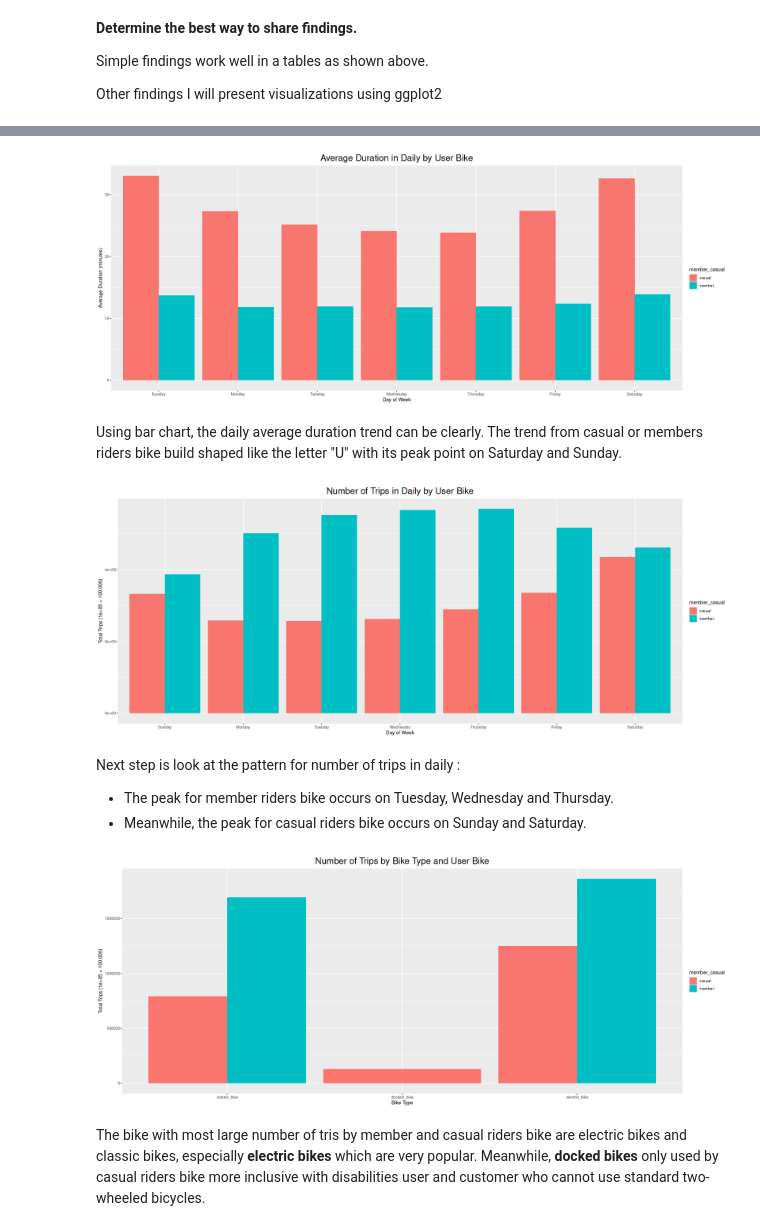
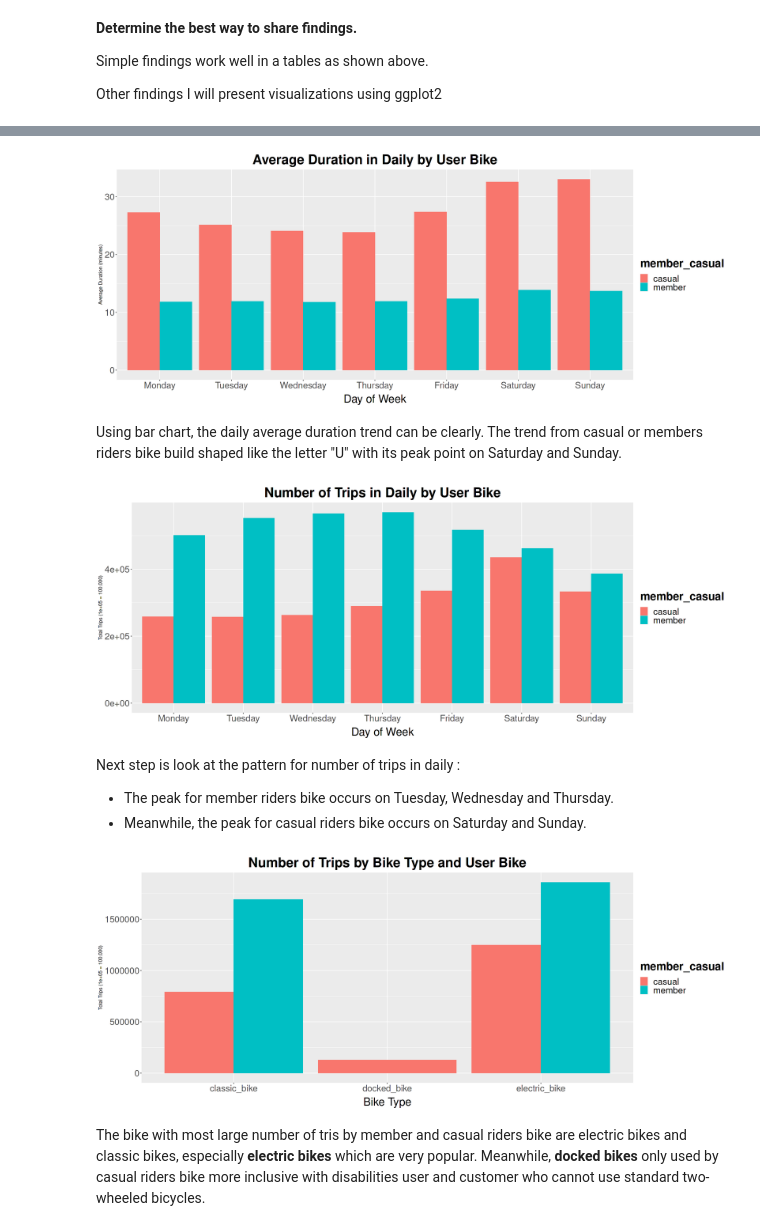
Before and after one commit to triowibowo21/Cyclistic-Bike-Share-Trips, a Jupyter notebook: cyclistic_bike_share_trips.ipynb, the cells around one changed output, grey strips where cells are left out. Drawn from its saved outputs; the diff is of its cells as text; code cells hidden in the pictures.

Commit message:
Kaggle Notebook | Cyclistic Bike-Share Analysis | Version 39

```diff
--- a/cyclistic_bike_share_trips.ipynb
+++ b/cyclistic_bike_share_trips.ipynb
@@ -218,7 +218,7 @@ all_trips$month <- format(as.Date(all_trips$date), "%m")
 all_trips$day <- format(as.Date(all_trips$date), "%d")
 all_trips$year <- format(as.Date(all_trips$date), "%Y")
 all_trips$day_of_week <- format(as.Date(all_trips$date), "%A")
-all_trips$number_day_of_week <- wday(all_trips$date)
+all_trips$number_day_of_week <- (wday(all_trips$date) + 5) %% 7 + 1
 all_trips$ride_length <- as.numeric(difftime(all_trips$ended_at,all_trips$started_at))/60
 # %% [markdown]
 In ride_length there are some riders bike have duration with negative value must be clean it.
@@ -405,7 +406,7 @@ A tibble: 14 × 3
 # %% [markdown]
 Notice that the days of the week are out of order. Let's fix that.
 # %%
-all_trips_v2$day_of_week <- ordered(all_trips_v2$day_of_week, levels=c("Sunday", "Monday", "Tuesday", "Wednesday", "Thursday", "Friday", "Saturday"))
+all_trips_v2$day_of_week <- ordered(all_trips_v2$day_of_week, levels=c("Monday", "Tuesday", "Wednesday", "Thursday", "Friday", "Saturday", "Sunday"))
 # %% [markdown]
 Now, let's run the average duration by each day for members vs casual riders bike.
 # %%
@@ -528,34 +553,44 @@ all_trips_v2 %>%
   ggplot(aes(x = day_of_week, y = average_duration, fill = member_casual)) +
   geom_col(position = "dodge") +
   labs(title="Average Duration in Daily by User Bike") +
-  theme(plot.title = element_text(hjust = 0.5, size = 20)) +
+  theme(plot.title = element_text(hjust = 0.5, size = 30, face = "bold"),
+       axis.text.x = element_text(size = 20),
+       axis.text.y = element_text(size = 20),
+       axis.title.x = element_text(hjust = 0.5, size = 25, vjust = 0.000001),
+       legend.text = element_text(size = 20),
+       legend.title = element_text(size = 25, face = "bold")) +
   ylab("Average Duration (minutes)") +
   xlab("Day of Week")
 # %% [output]
-[figure, old version]
+[figure, new version]
 # %% [markdown]
 Using bar chart, the daily average duration trend can be clearly. The trend from casual or members riders bike build shaped like the letter "U" with its peak point on Saturday and Sunday.
 # %%
 # Number of trips in daily basis per riders bike type
 
 options(repr.plot.width = 20, repr.plot.height = 8)
 
 all_trips_v2 %>%
   group_by(member_casual, day_of_week) %>%
   summarise(number_of_trips = n(), .groups = 'drop') %>%
   arrange(member_casual, day_of_week) %>%
   ggplot(aes(x = day_of_week, y = number_of_trips, fill = member_casual)) +
   geom_col(position = "dodge") +
   labs(title="Number of Trips in Daily by User Bike") +
-  theme(plot.title = element_text(hjust = 0.5, size = 20)) +
+  theme(plot.title = element_text(hjust = 0.5, size = 30, face = "bold"),
+       axis.text.x = element_text(size = 20),
+       axis.text.y = element_text(size = 20),
+       axis.title.x = element_text(hjust = 0.5, size = 25, vjust = 0.000001),
+       legend.text = element_text(size = 20),
+       legend.title = element_text(size = 25, face = "bold")) +
   ylab("Total Trips (1e+05 = 100.000)") +
   xlab("Day of Week")
 # %% [output]
-[figure, old version]
+[figure, new version]
 # %% [markdown]
 Next step is look at the pattern for number of trips in daily :
 - The peak for member riders bike occurs on Tuesday, Wednesday and Thursday.
-- Meanwhile, the peak for casual riders bike occurs on Sunday and Saturday.
+- Meanwhile, the peak for casual riders bike occurs on Saturday and Sunday.
 # %%
 # The proportion per bike type
 
@@ -568,11 +603,16 @@ all_trips_v2 %>%
   ggplot(aes(x = rideable_type, y = number_of_trips, fill = member_casual)) +
   geom_col(position = "dodge") +
   labs(title="Number of Trips by Bike Type and User Bike") +
-  theme(plot.title = element_text(hjust = 0.5, size = 20)) +
+  theme(plot.title = element_text(hjust = 0.5, size = 30, face = "bold"),
+       axis.text.x = element_text(size = 20),
+       axis.text.y = element_text(size = 20),
+       axis.title.x = element_text(hjust = 0.5, size = 25, vjust = 0.000001),
+       legend.text = element_text(size = 20),
+       legend.title = element_text(size = 25, face = "bold")) +
   ylab("Total Trips (1e+05 = 100.000)") +
   xlab("Bike Type")
 # %% [output]
-[figure, old version]
+[figure, new version]
 # %% [markdown]
 The bike with most large number of tris by member and casual riders bike are electric bikes and classic bikes, especially **electric bikes** which are very popular. Meanwhile, **docked bikes** only used by casual riders bike more inclusive with disabilities user and customer who cannot use standard two-wheeled bicycles.
 # %%
```
Also changed, not shown: parts of 22 cells of this notebook.
